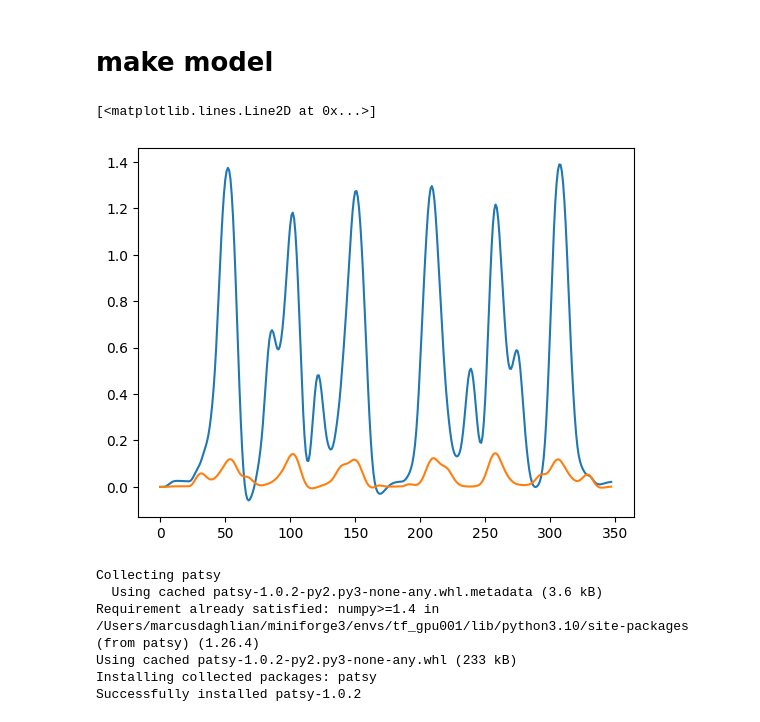
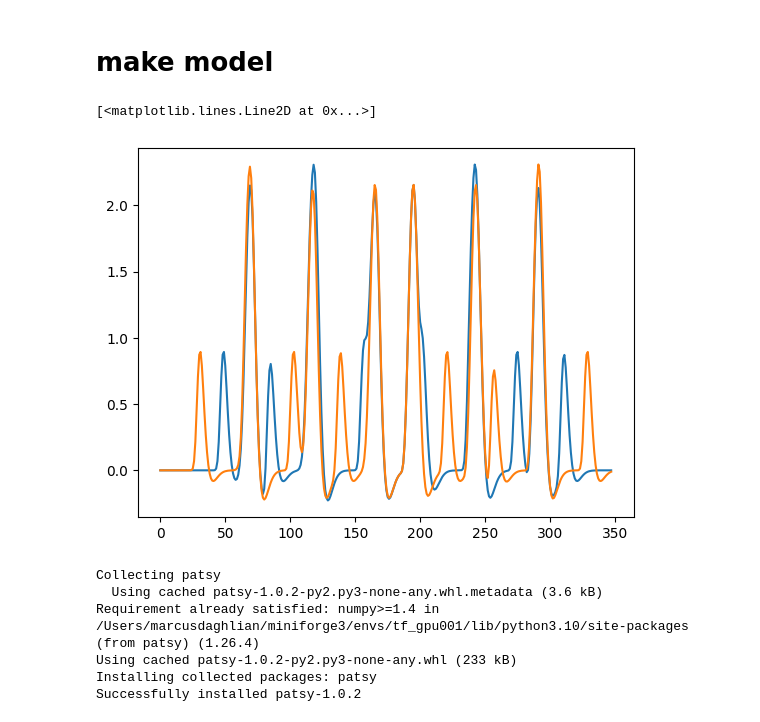
Before and after one commit to mdaghlian/hypotmri, a Jupyter notebook: experimental/prfs.ipynb, the cells around one changed output. Saved outputs shown, nothing was run; the diff lists cells and outputs as text; code cells hidden in the pictures.

```diff
--- a/experimental/prfs.ipynb
+++ b/experimental/prfs.ipynb
@@ -59,21 +59,21 @@ model = GaussianPRF2DWithHRF(
 #         )
 # %%
 pars = {
-    'x' : np.array([-1,1,3]),
-    'y' : np.array([-1,1,3]),
+    'x' : np.array([-5,5,3]),
+    'y' : np.array([-5,5,3]),
     'sd' : np.array([1,1,2]),
     'baseline' : np.array([0.0, 0.0, 0.0, ]),
     'amplitude' : np.array([10, 10, 10, ]),
 }
 import pandas as pd
 pars = pd.DataFrame(pars)
 pars
 a = model.predict(parameters=pars)
 plt.plot(a.iloc[:,0])
 plt.plot(a.iloc[:,1])
 # %% [output]
 [<matplotlib.lines.Line2D at 0x...>]
-[figure, old version]
+[figure, new version]
 # %%
 # %% [output]
 Collecting patsy
```
Also changed, not shown: 32 other files.
